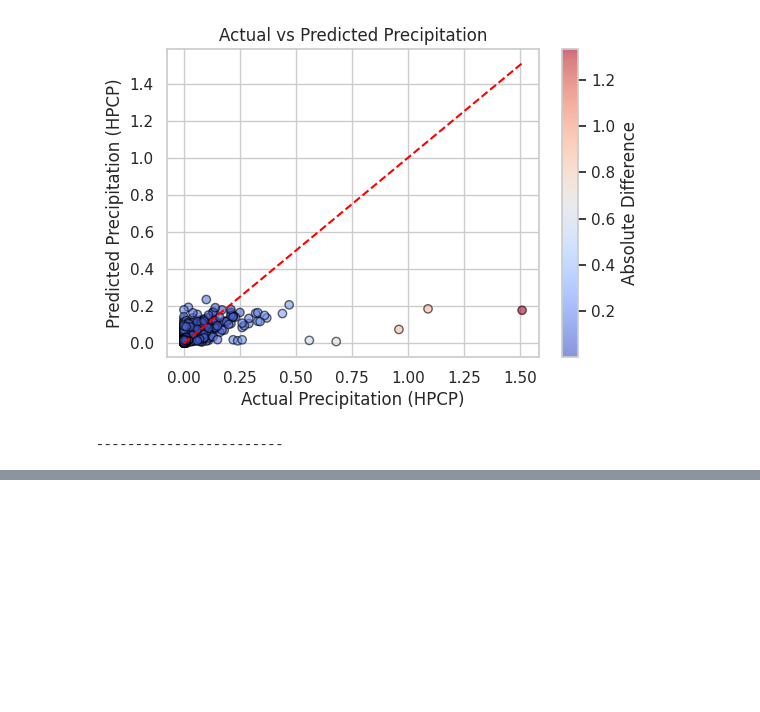
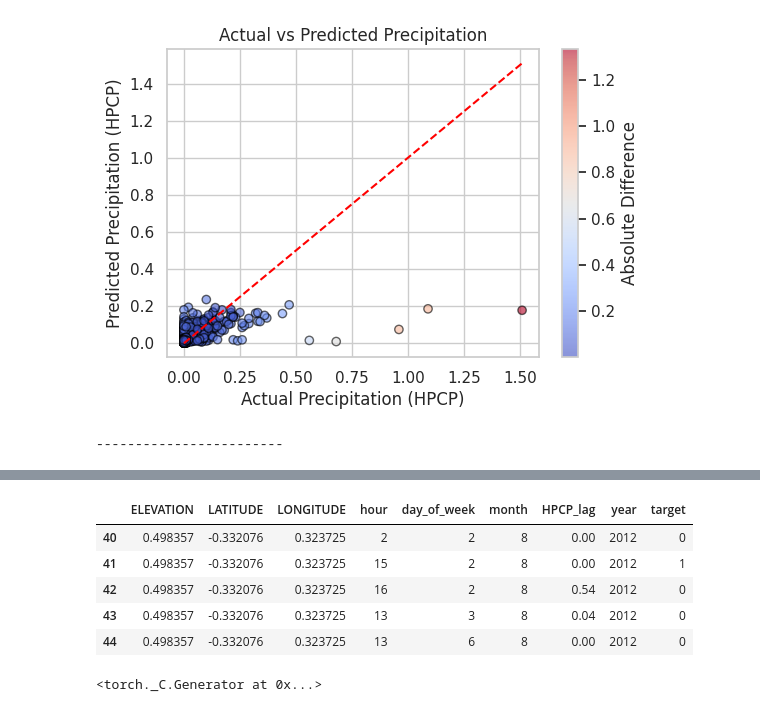
Before and after one commit to melina-thegarza/ml-climate, a Jupyter notebook: src/ml_climate_precipitation_prediction.ipynb, the cells around one changed output, grey strips where cells are left out. Saved outputs shown, nothing was run; the diff lists cells and outputs as text; code cells hidden in the pictures; blank space fills up the shorter version.

```diff
--- a/src/ml_climate_precipitation_prediction.ipynb
+++ b/src/ml_climate_precipitation_prediction.ipynb
@@ -693,0 +717,39 @@ R-squared: 0.24927058760747112
+# %%
+from sklearn.preprocessing import StandardScaler
+#continue clean up, drop unnecessary columns
+weather_df = weather_df.drop(columns=['DATE', 'HPCP', 'STATION', 'elevation_range'])
+continuous_features = ['ELEVATION', 'LATITUDE', 'LONGITUDE']
+scaler = StandardScaler()
+weather_df[continuous_features] = scaler.fit_transform(weather_df[continuous_features])
+weather_df.head()
+# %% [output]
+|  | ELEVATION | LATITUDE | LONGITUDE | hour | day_of_week | month | HPCP_lag | year | target |
+| 40 | 0.498357 | -0.332076 | 0.323725 | 2 | 2 | 8 | 0.00 | 2012 | 0 |
+| 41 | 0.498357 | -0.332076 | 0.323725 | 15 | 2 | 8 | 0.00 | 2012 | 1 |
+| 42 | 0.498357 | -0.332076 | 0.323725 | 16 | 2 | 8 | 0.54 | 2012 | 0 |
+| 43 | 0.498357 | -0.332076 | 0.323725 | 13 | 3 | 8 | 0.04 | 2012 | 0 |
+| 44 | 0.498357 | -0.332076 | 0.323725 | 13 | 6 | 8 | 0.00 | 2012 | 0 |
+# %%
+#neural network
+import torch
+import torch.nn as nn
+import torch.nn.functional as F
+
+class WeatherModel(nn.Module):
+    def __init__(self, in_features, h1=16, h2=8, out_features=2):
+        super().__init__()
+        self.fc1 = nn.Linear(in_features, h1)
+        self.fc2 = nn.Linear(h1, h2)
+        self.out = nn.Linear(h2, out_features)
+
+    def forward(self, x):
+        x = F.relu(self.fc1(x))
+        x = F.relu(self.fc2(x))
+        x =  self.out(x)
+        return x
+
+
+#seed, for randomization
+torch.manual_seed(32)
+# %% [output]
+<torch._C.Generator at 0x...>
```
Also changed, not shown: parts of 13 cells of this notebook, 2 other files.
